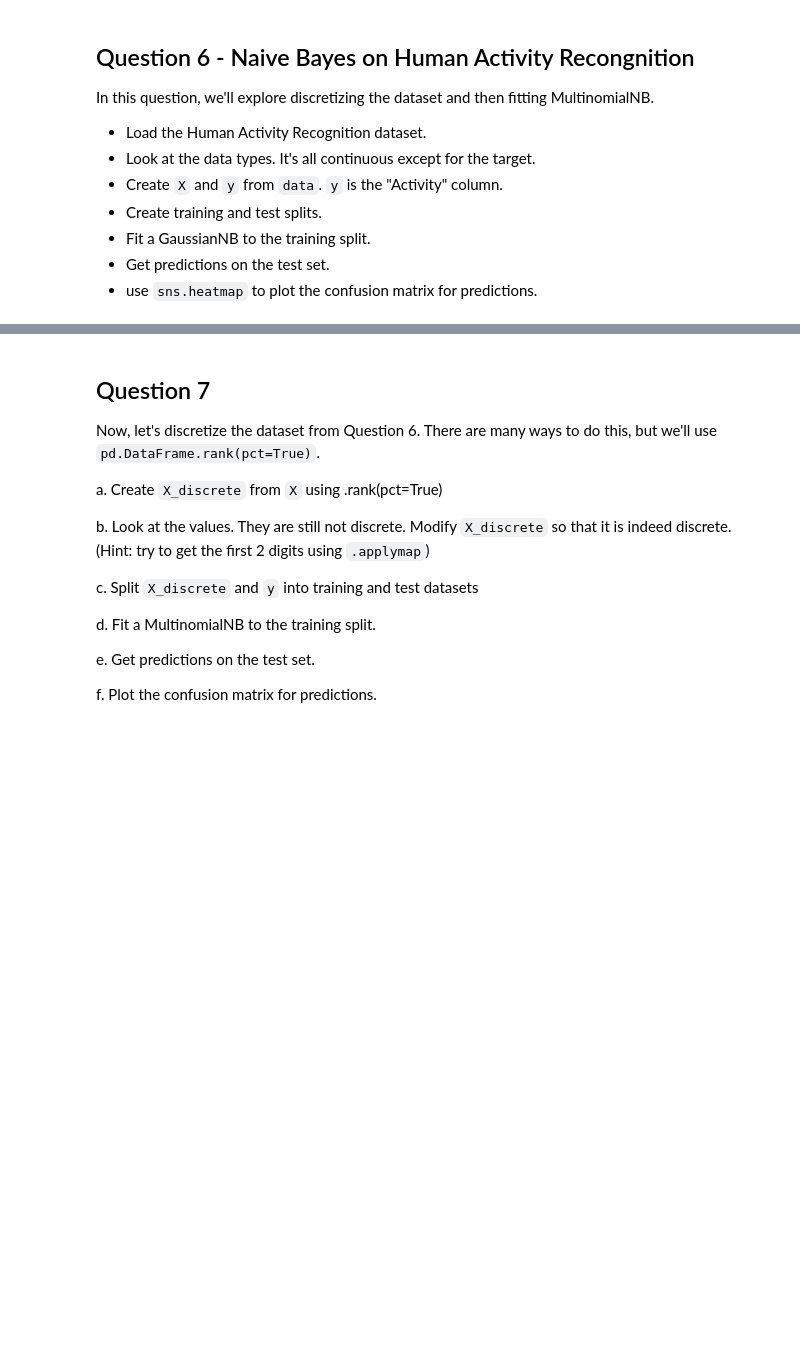
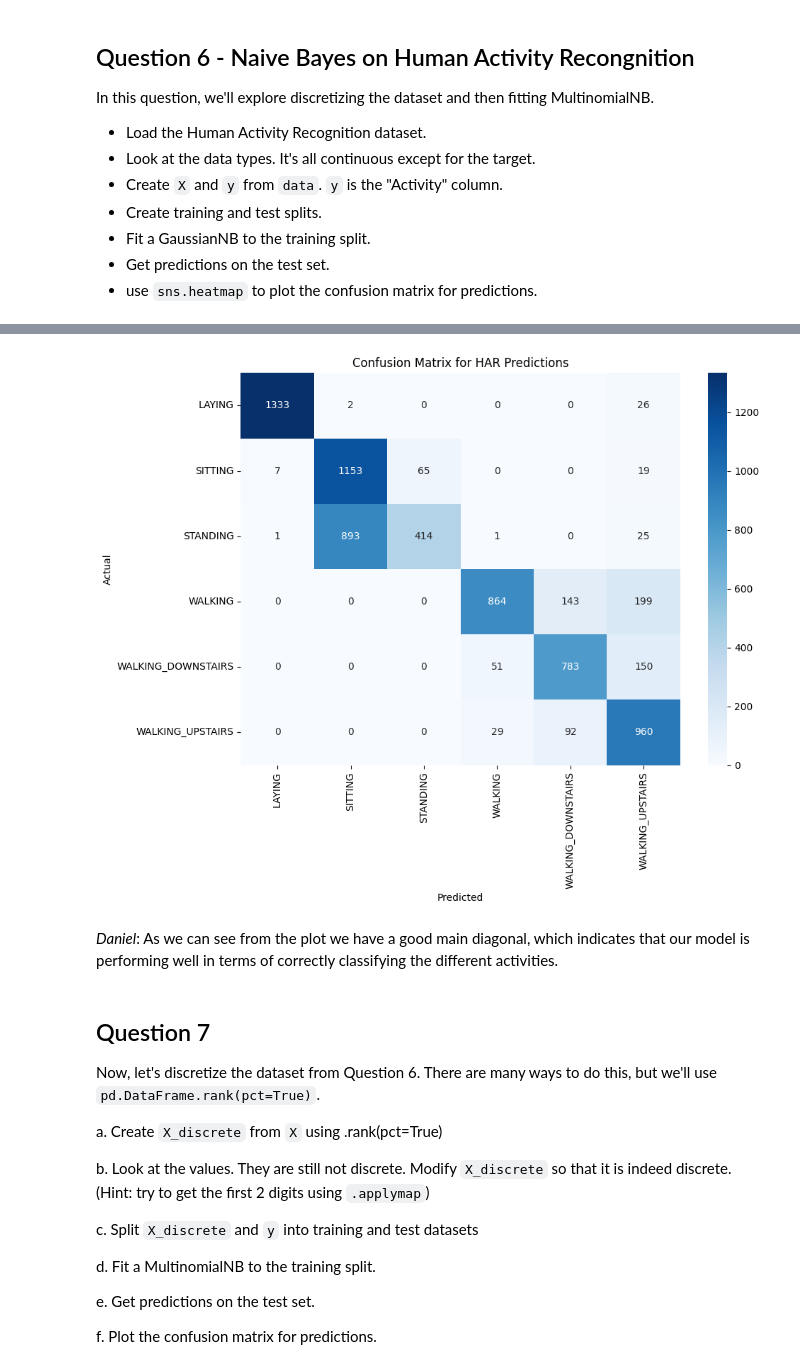
Before and after one commit to dattali18/machine_learning_msc_course, a Jupyter notebook: week6/code/Week6_Naive_Bayes_HW.ipynb, the cells around one changed output, grey strips where cells are left out. Cells and saved outputs as stored; diff of their text form; code cells hidden in the pictures; blank space fills up the shorter version.

```diff
--- a/week6/code/Week6_Naive_Bayes_HW.ipynb
+++ b/week6/code/Week6_Naive_Bayes_HW.ipynb
@@ -192,0 +292,3 @@ In this question, we'll explore discretizing the dataset and then fitting Multin
+# %%
+X = data.drop(columns=["Activity"])
+y = data["Activity"]
@@ -192,0 +303,9 @@ In this question, we'll explore discretizing the dataset and then fitting Multin
+# %%
+from sklearn.model_selection import train_test_split
+
+# import training, testing split
+X_train, X_test, y_train, y_test = train_test_split(
+    X, y, train_size=0.3, test_size=0.7, random_state=42, stratify=y
+)
+
+print("Shapes:", X_train.shape, X_test.shape, y_train.shape, y_test.shape)
@@ -192,0 +314,5 @@ In this question, we'll explore discretizing the dataset and then fitting Multin
+# %%
+# fit Gaussian Naive Bayes model
+
+gnb = GaussianNB()
+gnb.fit(X_train, y_train)
@@ -192,0 +321,4 @@ In this question, we'll explore discretizing the dataset and then fitting Multin
+# %%
+# get the prediction
+
+predictions = gnb.predict(X_test)
@@ -193,3 +343,26 @@ In this question, we'll explore discretizing the dataset and then fitting Multin
+# %%
+from sklearn.metrics import confusion_matrix
+import seaborn as sns
+
+# plot the hitmap using sns
+import matplotlib.pyplot as plt
+
+labels = sorted(y.unique())
+cm = confusion_matrix(y_test, predictions, labels=labels)
+
+fig, ax = plt.subplots(figsize=(10, 8))
+sns.heatmap(cm, annot=True, fmt='d', cmap='Blues', xticklabels=labels, yticklabels=labels, ax=ax)
+ax.set_xlabel('Predicted')
+ax.set_ylabel('Actual')
+ax.set_title('Confusion Matrix for HAR Predictions')
+plt.xticks(rotation=90)
+plt.yticks(rotation=0)
+plt.tight_layout()
+plt.show()
+# %% [output]
+[figure, added]
+# %% [markdown]
+*Daniel*:  As we can see from the plot we have a good main diagonal, which indicates that our model is performing well in terms of correctly classifying the different activities.
 # %% [markdown]
 ## Question 7
 
```
Also changed, not shown: parts of 47 cells of this notebook.
